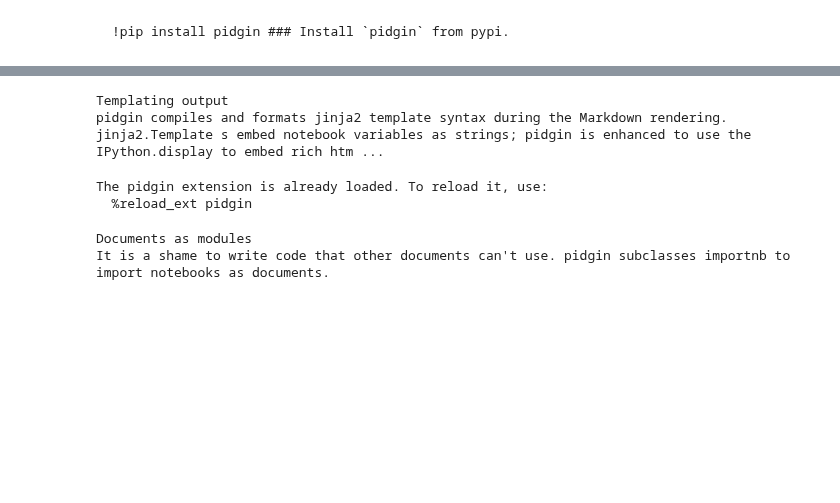
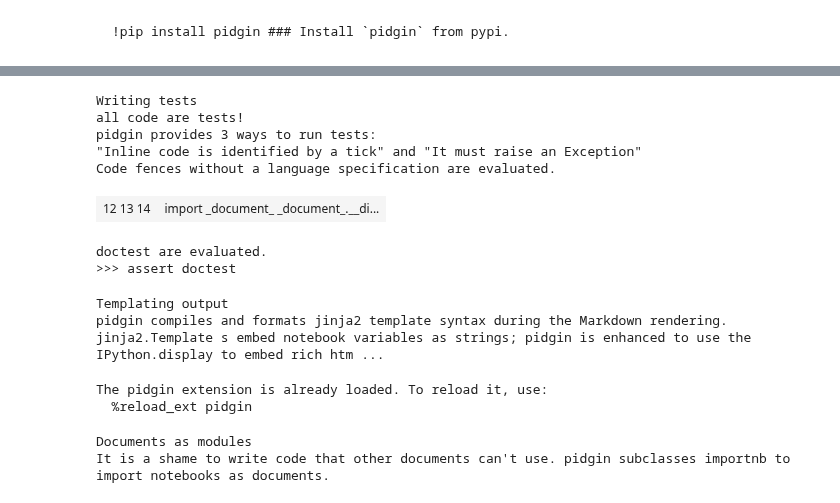
Before and after one commit to deathbeds/pidgy, a Jupyter notebook: readme_pidgin.md.ipynb, the cells around one changed output, grey strips where cells are left out. Cells and saved outputs as stored; diff of their text form; code cells hidden in the pictures; blank space fills up the shorter version.

````diff
--- a/readme_pidgin.md.ipynb
+++ b/readme_pidgin.md.ipynb
@@ -118,3 +153,31 @@ pidgin provides 3 ways to run tests: inline code is execute, code fences are exe
+# %%
+### Writing tests
+
+> `all` code are tests!
+
+`pidgin` provides __3__ ways to run tests:
+
+1. `"Inline code is identified by a tick" and "It must raise an Exception"`
+2. Code fences without a language specification are evaluated.
+
+    ```
+    import _document_
+    _document_.__dict__.update({"I run": None})
+    assert "I run" in _document_.__dict__
+    ```
+
+3. `doctest` are evaluated.
+
+>>> assert doctest
+# %% [output]
+Writing tests
+all code are tests!
+pidgin provides 3 ways to run tests:
+"Inline code is identified by a tick" and "It must raise an Exception"
+Code fences without a language specification are evaluated.
+| 12 13 14 | import _document_ _document_.__di... |
+doctest are evaluated.
+>>> assert doctest
 # %%
 ### Templating output
 
````
Also changed, not shown: parts of 15 cells of this notebook, 2 other files.
